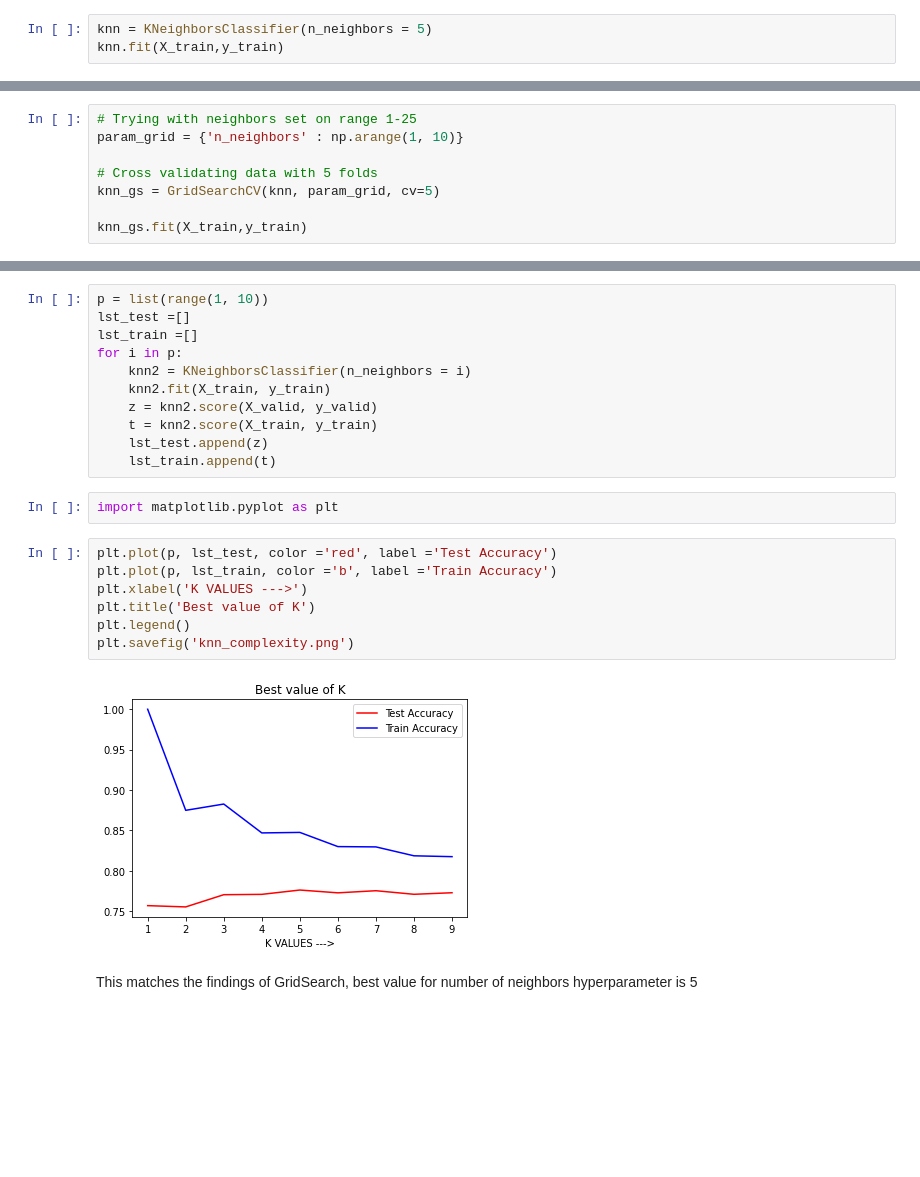
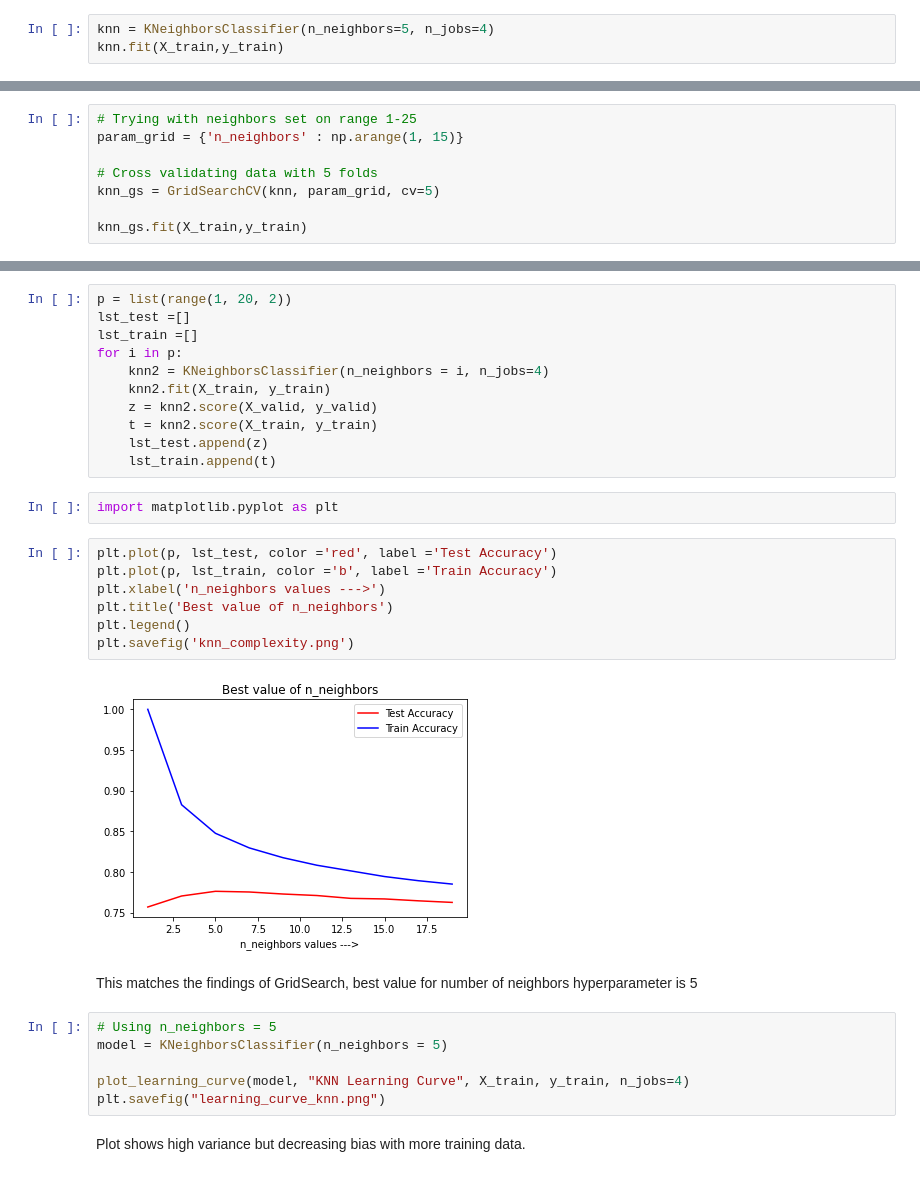
Before and after one commit to ivankras/CS582-MiniProject1, a Jupyter notebook: code/02_knn.ipynb, the cells around one changed output, grey strips where cells are left out. Drawn from its saved outputs; the diff is of its cells as text; blank space fills up the shorter version.

```diff
--- a/code/02_knn.ipynb
+++ b/code/02_knn.ipynb
@@ -7,6 +7,6 @@ from sklearn.neighbors import KNeighborsClassifier
 # %% [markdown]
 ## Training a KNN Classifier with neighbors = 5
 # %%
-knn = KNeighborsClassifier(n_neighbors = 5)
+knn = KNeighborsClassifier(n_neighbors=5, n_jobs=4)
 knn.fit(X_train,y_train)
 # %% [output]
@@ -22,7 +22,7 @@ from sklearn.model_selection import GridSearchCV
 import numpy as np
 # %%
 # Trying with neighbors set on range 1-25
-param_grid = {'n_neighbors' : np.arange(1, 10)}
+param_grid = {'n_neighbors' : np.arange(1, 15)}
 
 # Cross validating data with 5 folds
 knn_gs = GridSearchCV(knn, param_grid, cv=5)
@@ -42,11 +42,11 @@ knn_gs.best_params_
 # %% [output]
 {'n_neighbors': 5}
 # %%
-p = list(range(1, 10))
+p = list(range(1, 20, 2))
 lst_test =[]
 lst_train =[]
 for i in p:
-    knn2 = KNeighborsClassifier(n_neighbors = i)
+    knn2 = KNeighborsClassifier(n_neighbors = i, n_jobs=4)
     knn2.fit(X_train, y_train)
     z = knn2.score(X_valid, y_valid)
     t = knn2.score(X_train, y_train)
@@ -57,11 +57,19 @@ import matplotlib.pyplot as plt
 # %%
 plt.plot(p, lst_test, color ='red', label ='Test Accuracy')
 plt.plot(p, lst_train, color ='b', label ='Train Accuracy')
-plt.xlabel('K VALUES --->')
-plt.title('Best value of K')
+plt.xlabel('n_neighbors values --->')
+plt.title('Best value of n_neighbors')
 plt.legend()
 plt.savefig('knn_complexity.png')
 # %% [output]
-[figure, old version]
+[figure, new version]
 # %% [markdown]
 This matches the findings of GridSearch, best value for number of neighbors hyperparameter is 5
+# %%
+# Using n_neighbors = 5
+model = KNeighborsClassifier(n_neighbors = 5)
+
+plot_learning_curve(model, "KNN Learning Curve", X_train, y_train, n_jobs=4)
+plt.savefig("learning_curve_knn.png")
+# %% [markdown]
+Plot shows high variance but decreasing bias with more training data.
```
Also changed, not shown: parts of 3 cells of this notebook, 16 other files.
